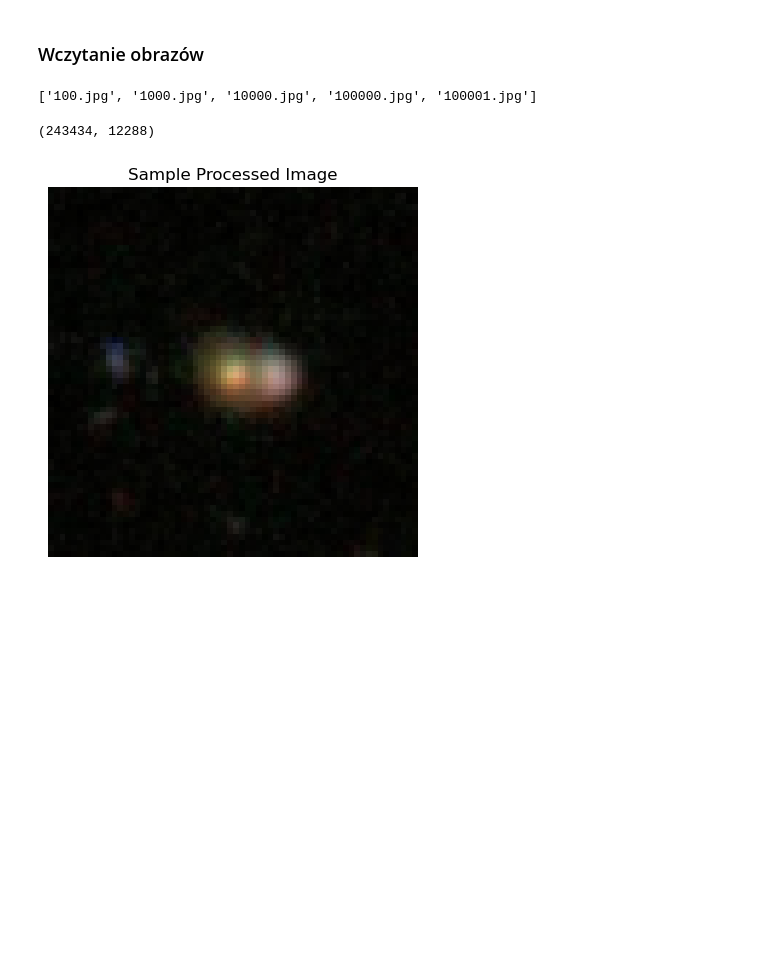
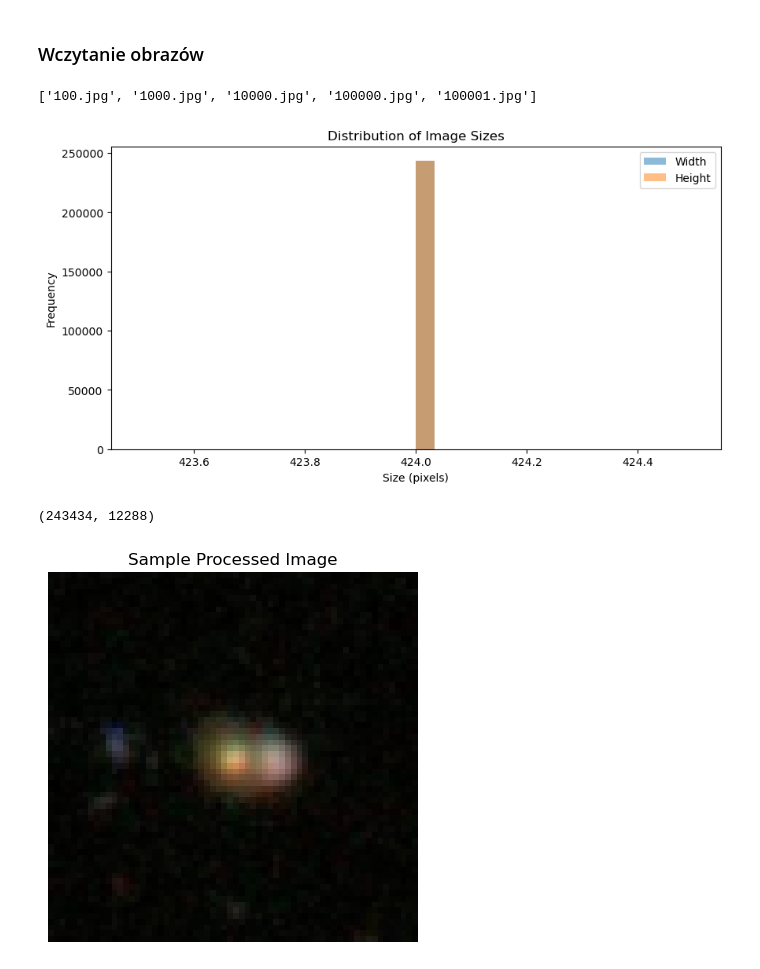
Before and after one commit to mickuk/Wst-p_do_uczenia_maszynowego, a Jupyter notebook: Projekt 2 - Klasteryzacja/projekt2.ipynb, the cells around one changed output. Cells and saved outputs as stored; diff of their text form; code cells hidden in the pictures; blank space fills up the shorter version.

```diff
--- a/Projekt 2 - Klasteryzacja/projekt2.ipynb
+++ b/Projekt 2 - Klasteryzacja/projekt2.ipynb
@@ -102,6 +102,30 @@ image_files = [f for f in os.listdir(images_path) if f.endswith('.jpg') or f.end
 print(image_files[:5])
 # %% [output]
 ['100.jpg', '1000.jpg', '10000.jpg', '100000.jpg', '100001.jpg']
+# %%
+import os
+from PIL import Image
+
+image_sizes = []
+for file in image_files:
+    image_path = os.path.join(images_path, file)
+    with Image.open(image_path) as img:
+        image_sizes.append(img.size)
+
+sizes_df = pd.DataFrame(image_sizes, columns=['Width', 'Height'])
+sizes_df.describe()
+
+# Histogram rozmiarów
+plt.figure(figsize=(10, 5))
+plt.hist(sizes_df['Width'], bins=30, alpha=0.5, label='Width')
+plt.hist(sizes_df['Height'], bins=30, alpha=0.5, label='Height')
+plt.xlabel('Size (pixels)')
+plt.ylabel('Frequency')
+plt.title('Distribution of Image Sizes')
+plt.legend()
+plt.show()
+# %% [output]
+[figure, added]
 # %%
 def preprocess_image(image_path, size=(64, 64)):
     try:
```
Also changed, not shown: parts of 1 cell of this notebook.
